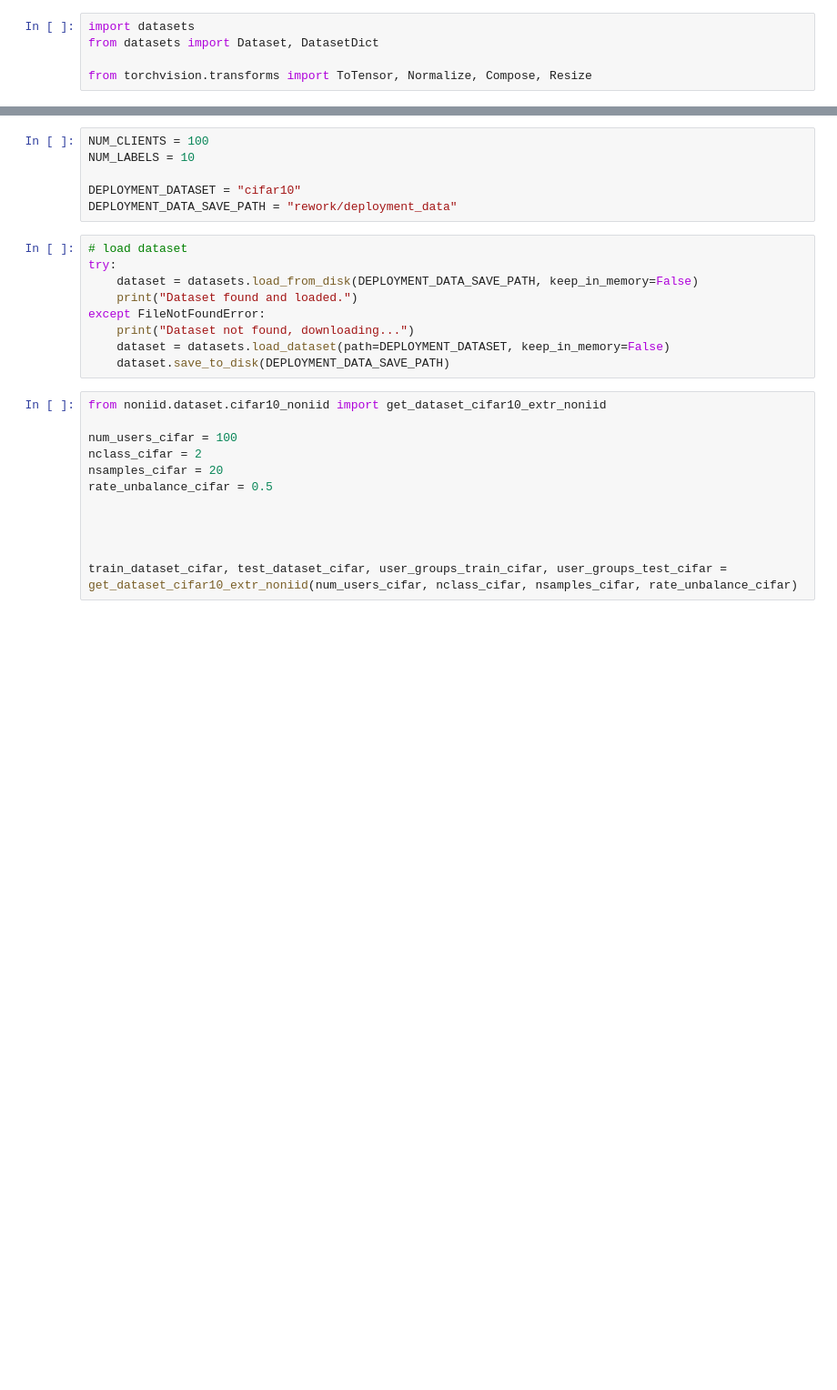
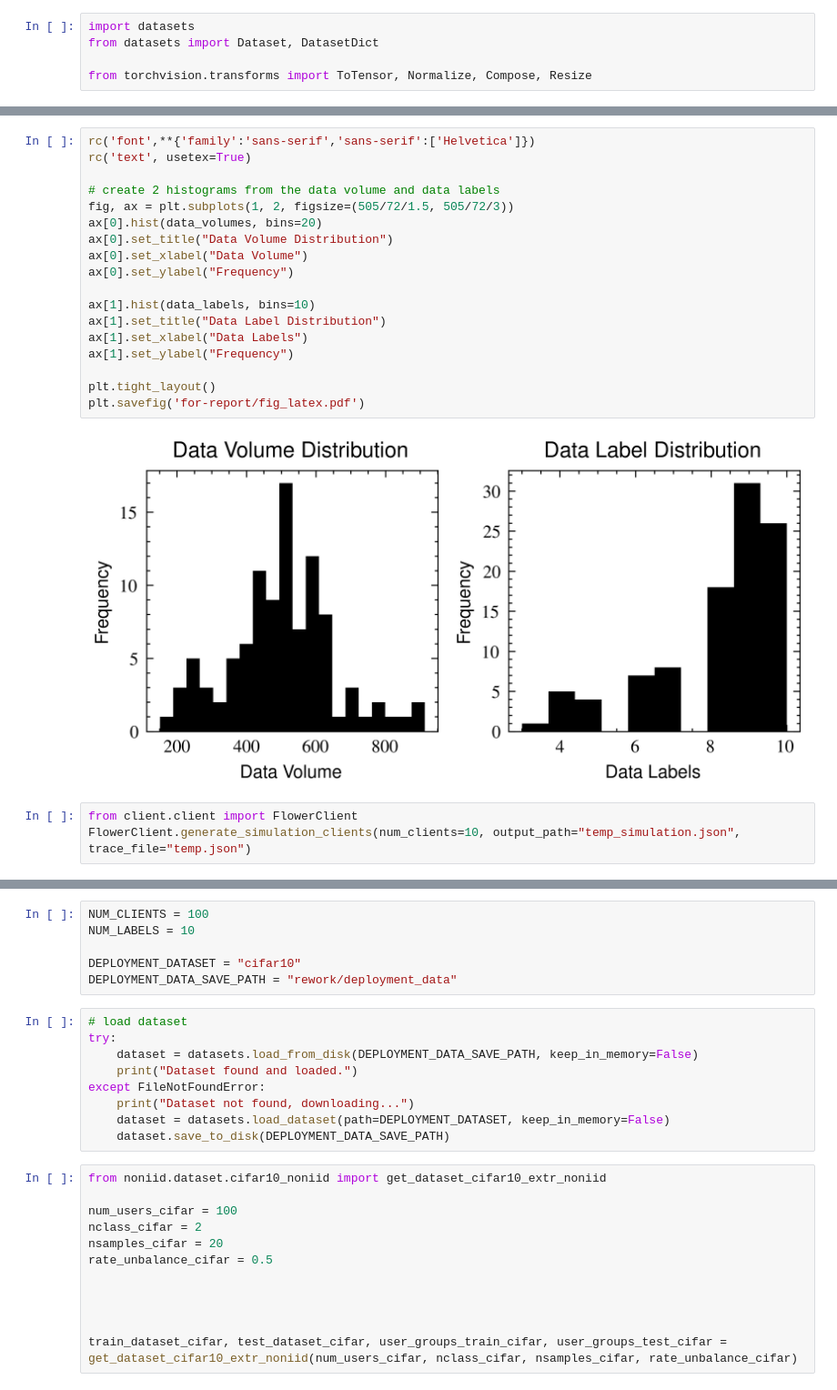
Before and after one commit to Alex-Nygaard/research-project, a Jupyter notebook: distribution.ipynb, the cells around one changed output, grey strips where cells are left out. Shown: that part at 91% size. Drawn from its saved outputs; the diff is of its cells as text; blank space fills up the shorter version.

```diff
--- a/distribution.ipynb
+++ b/distribution.ipynb
@@ -14,0 +100,23 @@ AttributeError: Can't pickle local object '_download_data.<locals>.<lambda>'
+# %%
+rc('font',**{'family':'sans-serif','sans-serif':['Helvetica']})
+rc('text', usetex=True)
+
+# create 2 histograms from the data volume and data labels
+fig, ax = plt.subplots(1, 2, figsize=(505/72/1.5, 505/72/3))
+ax[0].hist(data_volumes, bins=20)
+ax[0].set_title("Data Volume Distribution")
+ax[0].set_xlabel("Data Volume")
+ax[0].set_ylabel("Frequency")
+
+ax[1].hist(data_labels, bins=10)
+ax[1].set_title("Data Label Distribution")
+ax[1].set_xlabel("Data Labels")
+ax[1].set_ylabel("Frequency")
+
+plt.tight_layout()
+plt.savefig('for-report/fig_latex.pdf')
+# %% [output]
+[figure, added]
+# %%
+from client.client import FlowerClient
+FlowerClient.generate_simulation_clients(num_clients=10, output_path="temp_simulation.json", trace_file="temp.json")
```
Also changed, not shown: parts of 8 cells of this notebook, 17 other files.
